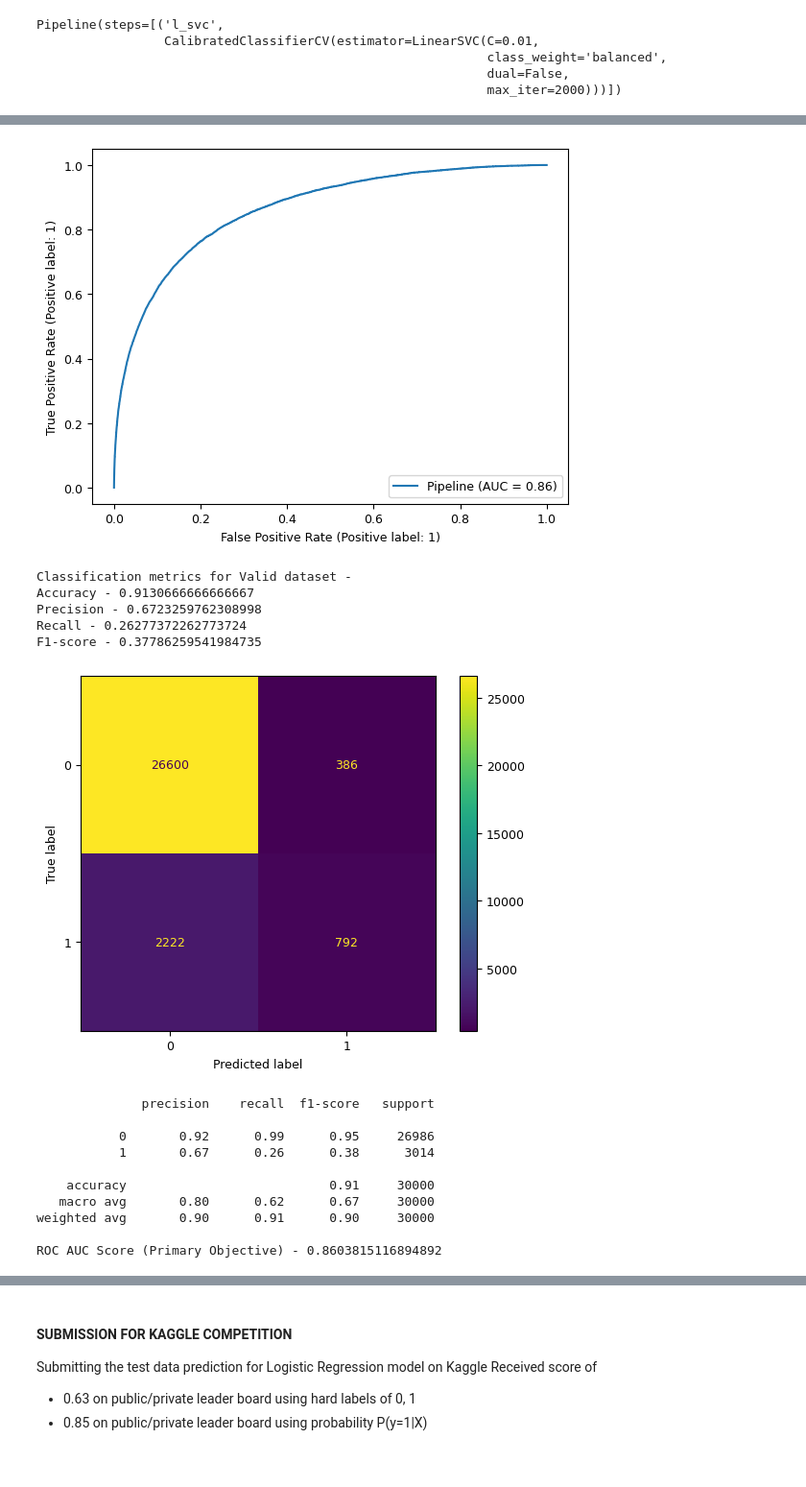
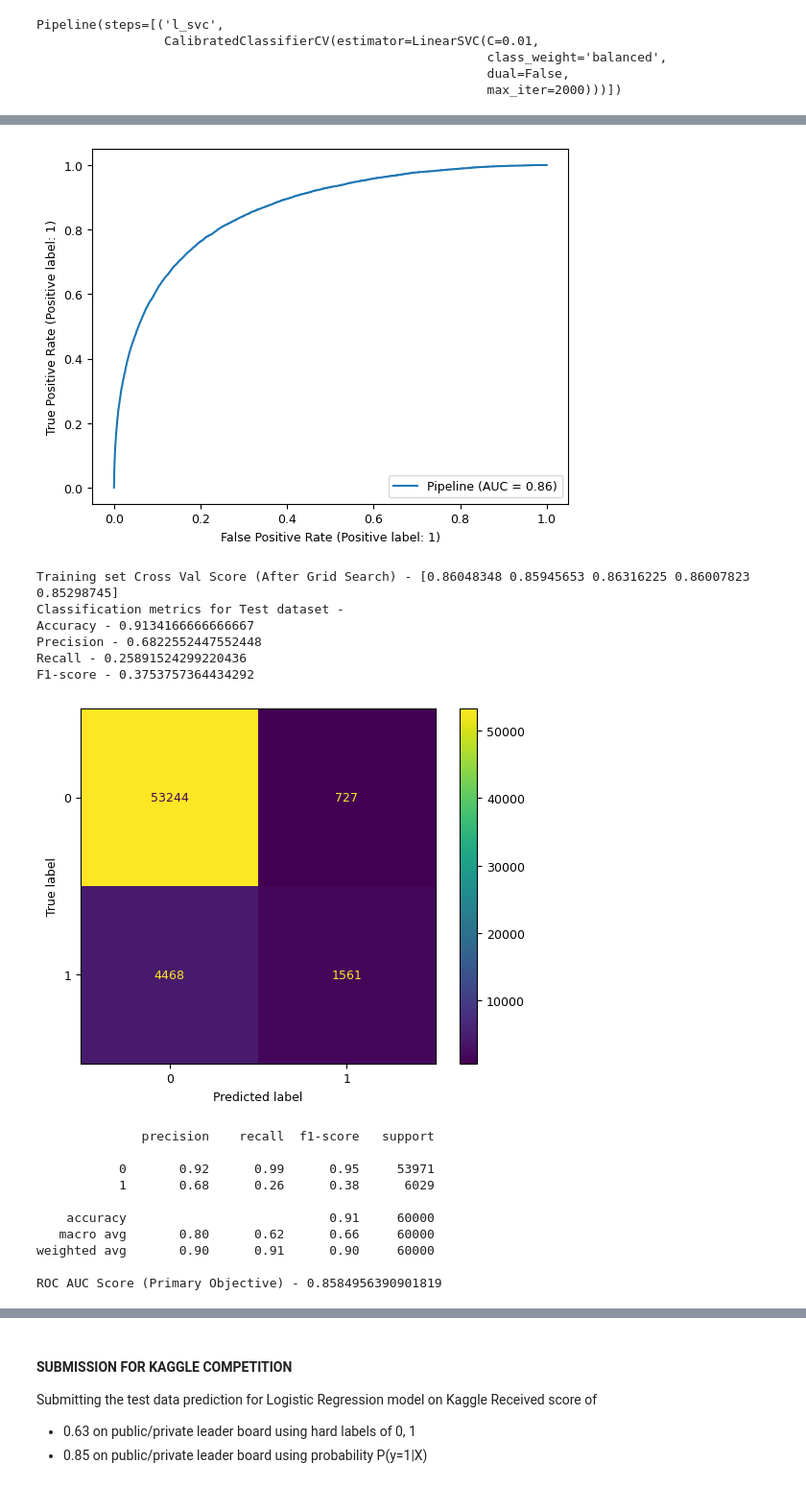
Before and after one commit to uditmanav17/assessments, a Jupyter notebook: notebooks/EDA.ipynb, the cells around one changed output, grey strips where cells are left out. Shown at 96% size. Cells and saved outputs as stored; diff of their text form; code cells hidden in the pictures.

```diff
--- a/notebooks/EDA.ipynb
+++ b/notebooks/EDA.ipynb
@@ -162,14 +162,8 @@ train_df, test_df = train_test_split(
     random_state=RANDOM_STATE,
     stratify=df["target"],
 )
-test_df, valid_df = train_test_split(
-    test_df,
-    test_size=0.5,
-    random_state=RANDOM_STATE,
-    stratify=test_df["target"],
-)
 
-for df_ in [train_df, valid_df, test_df]:
+for df_ in [train_df, test_df]:
     print(df_.shape)
     print(df_["target"].value_counts())
 # %% [output]
@@ -418,6 +392,10 @@ grid_search = GridSearchCV(
     param_grid,
     cv=3,
     refit=True,
+    # scoring="precision",
+    # scoring="recall",
+    scoring="roc_auc",
+    # scoring="accuracy",
 )
 grid_search.fit(train_X_scaled, train_y)
 # %% [output]
@@ -617,6 +589,10 @@ grid_search = GridSearchCV(
     param_grid,
     cv=3,
     refit=True,
+    # scoring="precision",
+    # scoring="recall",
+    scoring="roc_auc",
+    # scoring="accuracy",
 )
 grid_search.fit(train_X_scaled, train_y)
 # %% [output]
@@ -639,44 +616,47 @@ Pipeline(steps=[('l_svc',
 # %%
 print("Classification metrics for Train dataset -")
 classification_metrics(best_svc_clf, train_X_scaled, train_y)
 
-print("Classification metrics for Valid dataset -")
-classification_metrics(best_svc_clf, mm_scaler.transform(valid_X), valid_y)
+print(
+    "Training set Cross Val Score (After Grid Search) -",
+    cross_val_score(best_lr_clf, train_X_scaled, train_y, scoring="roc_auc"),
+)
 
 print("Classification metrics for Test dataset -")
 classification_metrics(best_svc_clf, mm_scaler.transform(test_X), test_y)
 # %% [output]
 Classification metrics for Train dataset -
 Accuracy - 0.9146714285714286
 Precision - 0.6948063864929345
 Recall - 0.26910228161205485
 F1-score - 0.38794958499846294
 [figure]
               precision    recall  f1-score   support
 
            0       0.92      0.99      0.95    125931
            1       0.69      0.27      0.39     14069
 
     accuracy                           0.91    140000
    macro avg       0.81      0.63      0.67    140000
 weighted avg       0.90      0.91      0.90    140000
 
 ROC AUC Score (Primary Objective) - 0.8620366366374674
 [figure]
-Classification metrics for Valid dataset -
-Accuracy - 0.9130666666666667
-Precision - 0.6723259762308998
-Recall - 0.26277372262773724
-F1-score - 0.37786259541984735
+Training set Cross Val Score (After Grid Search) - [0.86048348 0.85945653 0.86316225 0.86007823 0.85298745]
+Classification metrics for Test dataset -
+Accuracy - 0.9134166666666667
+Precision - 0.6822552447552448
+Recall - 0.25891524299220436
+F1-score - 0.3753757364434292
-[figure, old version]
+[figure, new version]
               precision    recall  f1-score   support
 
-           0       0.92      0.99      0.95     26986
-           1       0.67      0.26      0.38      3014
+           0       0.92      0.99      0.95     53971
+           1       0.68      0.26      0.38      6029
 
-    accuracy                           0.91     30000
-   macro avg       0.80      0.62      0.67     30000
-weighted avg       0.90      0.91      0.90     30000
+    accuracy                           0.91     60000
+   macro avg       0.80      0.62      0.66     60000
+weighted avg       0.90      0.91      0.90     60000
 
-ROC AUC Score (Primary Objective) - 0.8603815116894892
+ROC AUC Score (Primary Objective) - 0.8584956390901819
 [figure]
```
Also changed, not shown: parts of 10 cells of this notebook.
